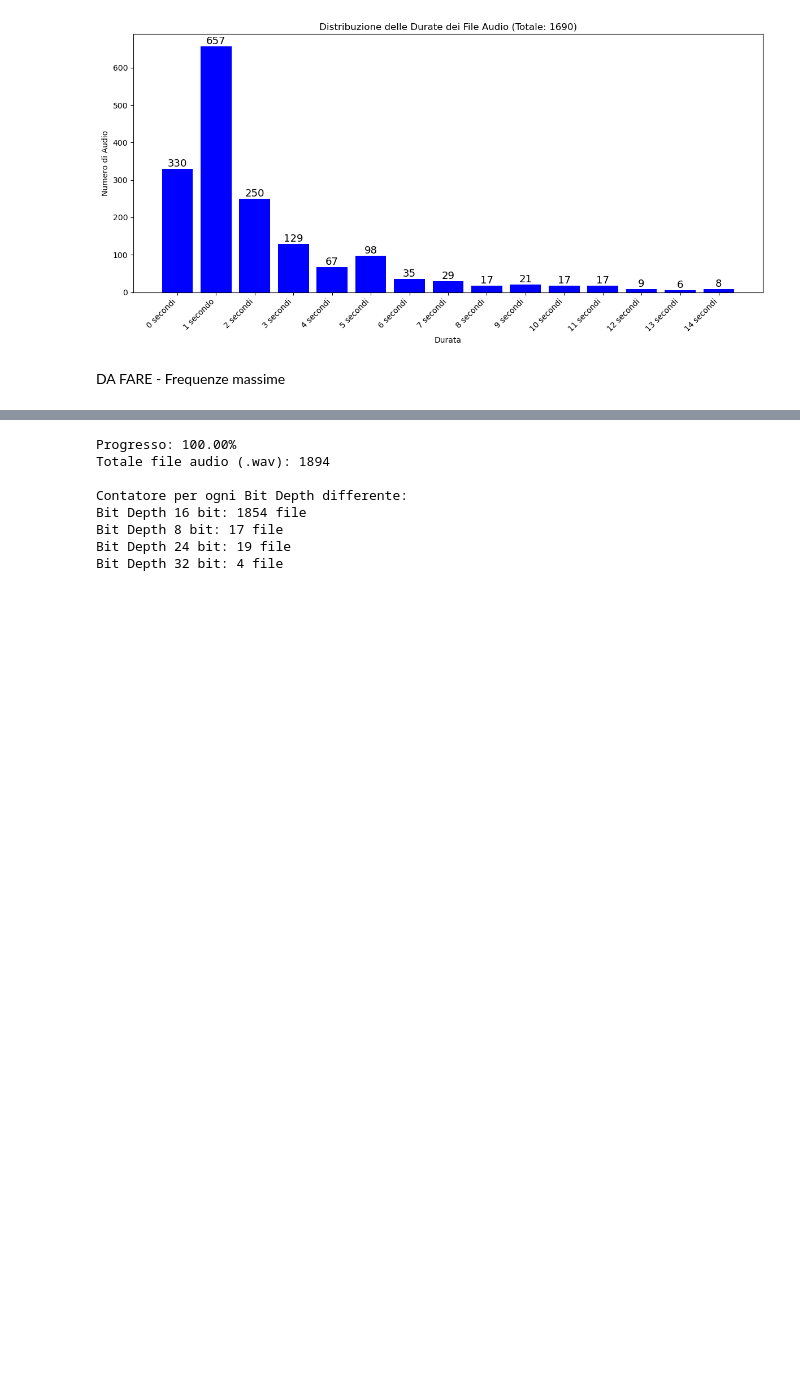
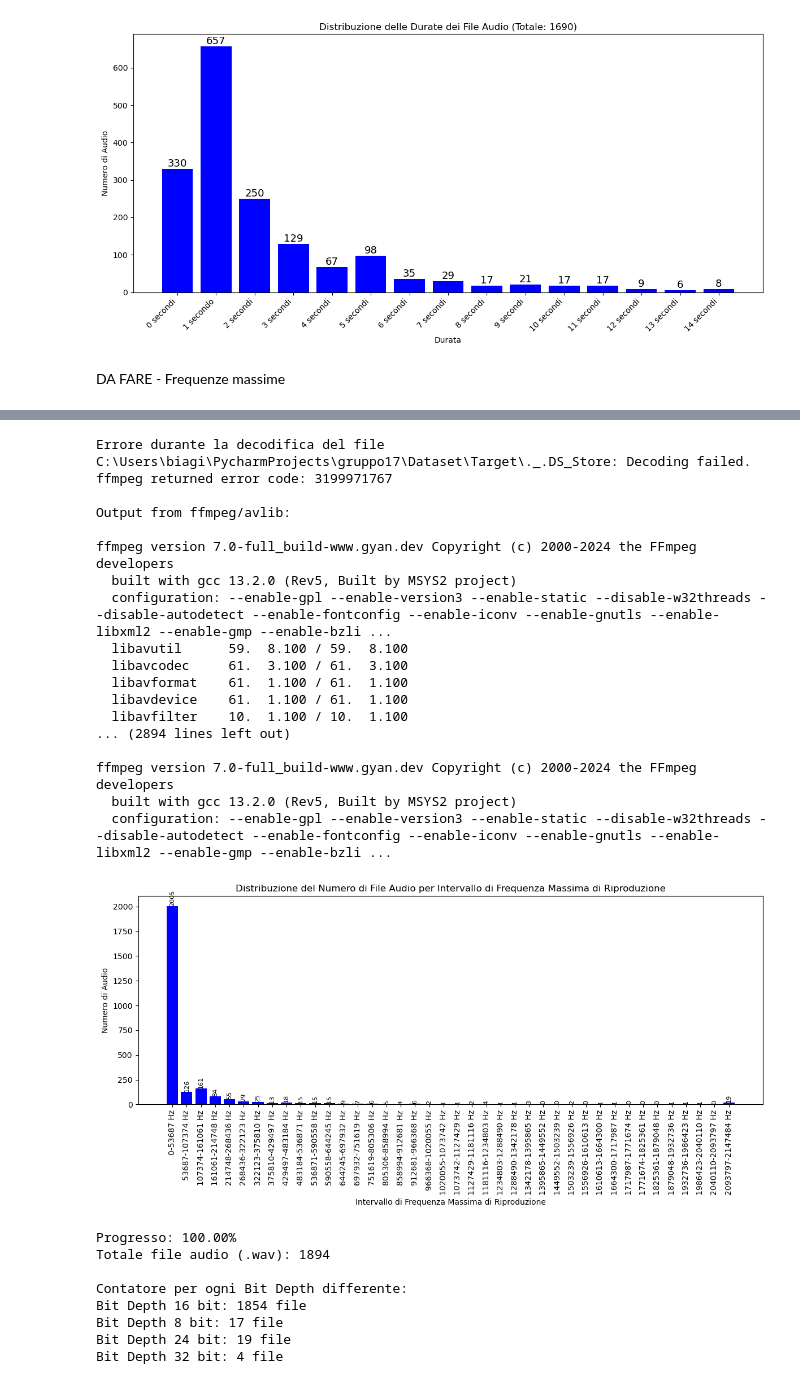
Before and after one commit to IreneGaita/UnderwaterSoundsClassification, a Jupyter notebook: AnalisiPreprocessing.ipynb, the cells around one changed output, grey strips where cells are left out. Drawn from its saved outputs; the diff is of its cells as text; code cells hidden in the pictures; blank space fills up the shorter version.

```diff
--- a/AnalisiPreprocessing.ipynb
+++ b/AnalisiPreprocessing.ipynb
@@ -227,3 +183,63 @@ ffmpeg version 7.0-full_build-www.gyan.dev Copyright (c) 2000-2024 the FFmpeg de
+# %%
+import matplotlib.pyplot as plt
+from Set_Data.Lettura_Freq import conteggio_massime_frequenze_riproduzione
+
+# Ottieni il dizionario con il conteggio delle frequenze massime di riproduzione
+max_frequency_counter = conteggio_massime_frequenze_riproduzione()
+
+# Trova la massima frequenza massima di riproduzione tra tutti i file audio
+max_playback_frequency = max(max_frequency_counter.keys())
+
+# Definisci il numero di intervalli di frequenza desiderati
+num_intervals = 40
+
+# Calcola l'ampiezza di ciascun intervallo di frequenza
+frequency_step = max_playback_frequency / num_intervals
+
+# Inizializza il dizionario per contare il numero di file audio per ciascun intervallo di frequenza
+frequency_counts = {f'{i * frequency_step:.0f}-{(i + 1) * frequency_step:.0f} Hz': 0 for i in range(num_intervals)}
+
+# Aggiorna il conteggio dei file audio per ciascun intervallo di frequenza
+for frequency, count in max_frequency_counter.items():
+    interval = min(int(frequency / frequency_step), num_intervals - 1)  # Assicura che non superi il numero massimo di intervalli
+    interval_key = f'{interval * frequency_step:.0f}-{(interval + 1) * frequency_step:.0f} Hz'
+    frequency_counts[interval_key] += count
+
+# Crea il grafico a barre
+plt.figure(figsize=(12, 6))
+bars = plt.bar(frequency_counts.keys(), frequency_counts.values(), color='blue')
+
+# Aggiungi l'annotazione del testo sopra ciascuna barra
+for bar, count in zip(bars, frequency_counts.values()):
+    plt.text(bar.get_x() + bar.get_width() / 2, bar.get_height(), str(count),
+             ha='center', va='bottom', fontsize=8, color='black', rotation=90)
+
+# Personalizza l'aspetto del grafico
+plt.xlabel('Intervallo di Frequenza Massima di Riproduzione')
+plt.ylabel('Numero di Audio')
+plt.title(f'Distribuzione del Numero di File Audio per Intervallo di Frequenza Massima di Riproduzione')
+plt.xticks(rotation=90)
+plt.tight_layout()
+plt.show()
+# %% [output]
+Errore durante la decodifica del file C:\Users\biagi\PycharmProjects\gruppo17\Dataset\Target\._.DS_Store: Decoding failed. ffmpeg returned error code: 3199971767
+
+Output from ffmpeg/avlib:
+
+ffmpeg version 7.0-full_build-www.gyan.dev Copyright (c) 2000-2024 the FFmpeg developers
+  built with gcc 13.2.0 (Rev5, Built by MSYS2 project)
+  configuration: --enable-gpl --enable-version3 --enable-static --disable-w32threads --disable-autodetect --enable-fontconfig --enable-iconv --enable-gnutls --enable-libxml2 --enable-gmp --enable-bzli ...
+  libavutil      59.  8.100 / 59.  8.100
+  libavcodec     61.  3.100 / 61.  3.100
+  libavformat    61.  1.100 / 61.  1.100
+  libavdevice    61.  1.100 / 61.  1.100
+  libavfilter    10.  1.100 / 10.  1.100
+... (2894 lines left out)
+
+ffmpeg version 7.0-full_build-www.gyan.dev Copyright (c) 2000-2024 the FFmpeg developers
+  built with gcc 13.2.0 (Rev5, Built by MSYS2 project)
+  configuration: --enable-gpl --enable-version3 --enable-static --disable-w32threads --disable-autodetect --enable-fontconfig --enable-iconv --enable-gnutls --enable-libxml2 --enable-gmp --enable-bzli ...
+[figure, added]
 # %%
 from Set_Data.Bit_Depth import audio_info
 
```
Also changed, not shown: parts of 2 cells of this notebook, 1 other file.
